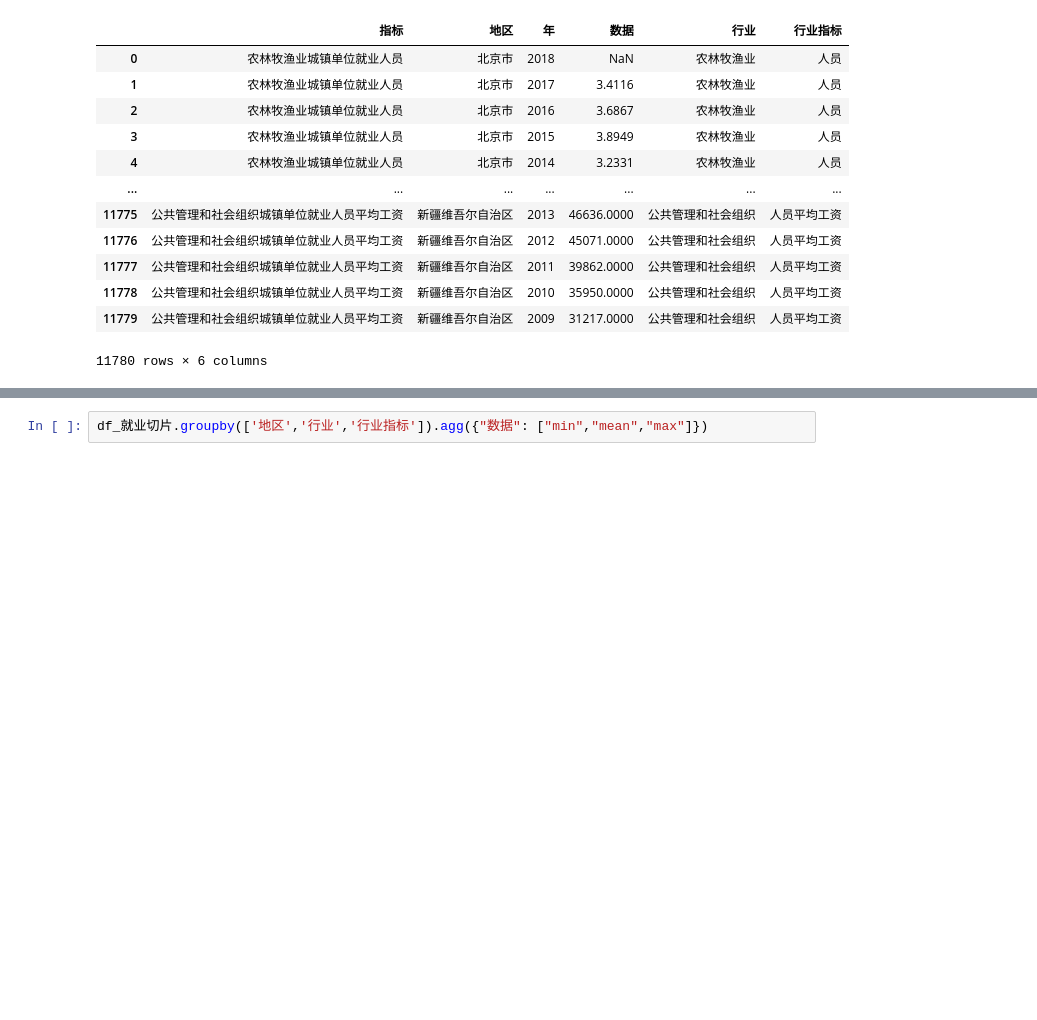
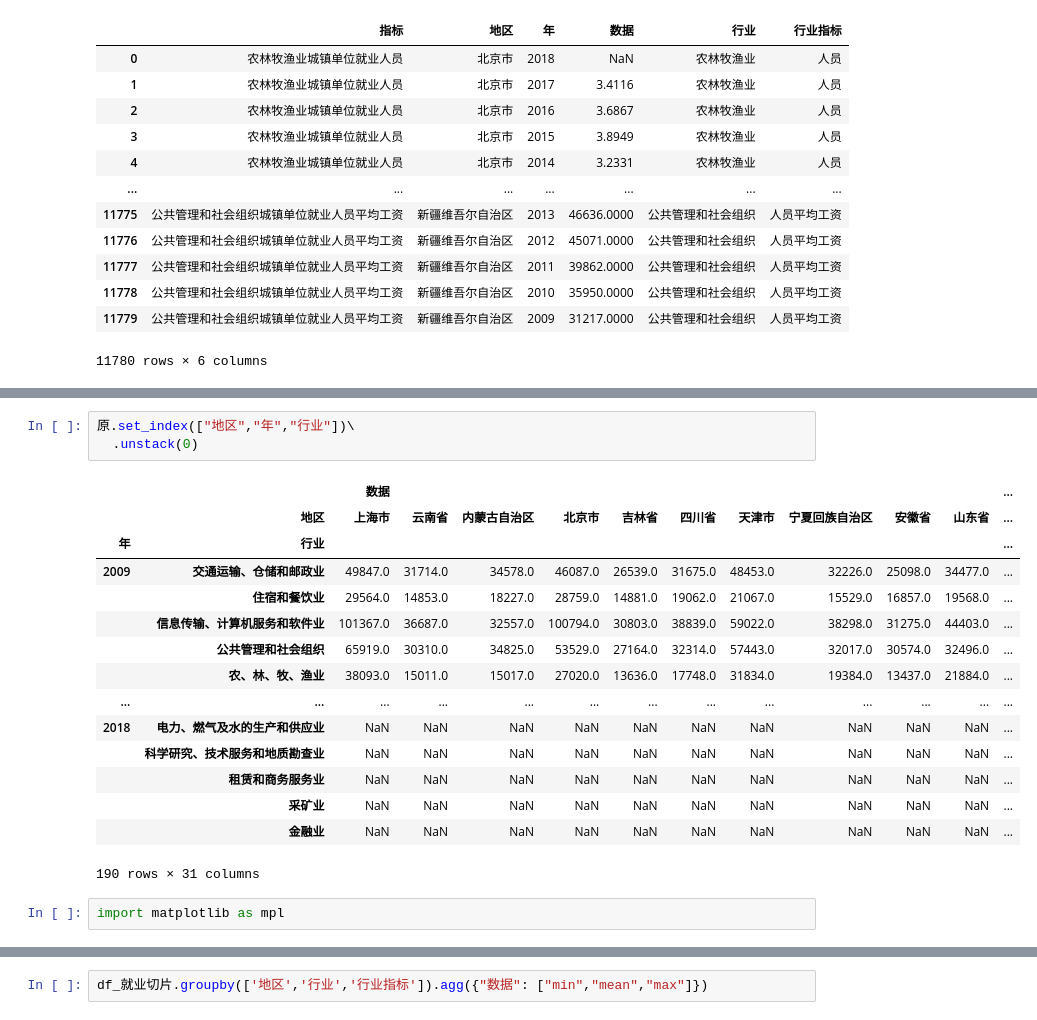
Before and after one commit to EasonQXF/pandas_Python, a Jupyter notebook: pandas_week06/week06_181013040.ipynb, the cells around one changed output, grey strips where cells are left out. Drawn from its saved outputs; the diff is of its cells as text; blank space fills up the shorter version.

```diff
--- a/pandas_week06/week06_181013040.ipynb
+++ b/pandas_week06/week06_181013040.ipynb
@@ -328,0 +441,21 @@ df_就业切片
+# %%
+原.set_index(["地区","年","行业"])\
+  .unstack(0)
+# %% [output]
+|  |  | 数据 |  |  |  |  |  |  |  |  |  | ... |
+|  | 地区 | 上海市 | 云南省 | 内蒙古自治区 | 北京市 | 吉林省 | 四川省 | 天津市 | 宁夏回族自治区 | 安徽省 | 山东省 | ... |
+| 年 | 行业 |  |  |  |  |  |  |  |  |  |  | ... |
+| 2009 | 交通运输、仓储和邮政业 | 49847.0 | 31714.0 | 34578.0 | 46087.0 | 26539.0 | 31675.0 | 48453.0 | 32226.0 | 25098.0 | 34477.0 | ... |
+|  | 住宿和餐饮业 | 29564.0 | 14853.0 | 18227.0 | 28759.0 | 14881.0 | 19062.0 | 21067.0 | 15529.0 | 16857.0 | 19568.0 | ... |
+|  | 信息传输、计算机服务和软件业 | 101367.0 | 36687.0 | 32557.0 | 100794.0 | 30803.0 | 38839.0 | 59022.0 | 38298.0 | 31275.0 | 44403.0 | ... |
+|  | 公共管理和社会组织 | 65919.0 | 30310.0 | 34825.0 | 53529.0 | 27164.0 | 32314.0 | 57443.0 | 32017.0 | 30574.0 | 32496.0 | ... |
+|  | 农、林、牧、渔业 | 38093.0 | 15011.0 | 15017.0 | 27020.0 | 13636.0 | 17748.0 | 31834.0 | 19384.0 | 13437.0 | 21884.0 | ... |
+| ... | ... | ... | ... | ... | ... | ... | ... | ... | ... | ... | ... | ... |
+| 2018 | 电力、燃气及水的生产和供应业 | NaN | NaN | NaN | NaN | NaN | NaN | NaN | NaN | NaN | NaN | ... |
+|  | 科学研究、技术服务和地质勘查业 | NaN | NaN | NaN | NaN | NaN | NaN | NaN | NaN | NaN | NaN | ... |
+|  | 租赁和商务服务业 | NaN | NaN | NaN | NaN | NaN | NaN | NaN | NaN | NaN | NaN | ... |
+|  | 采矿业 | NaN | NaN | NaN | NaN | NaN | NaN | NaN | NaN | NaN | NaN | ... |
+|  | 金融业 | NaN | NaN | NaN | NaN | NaN | NaN | NaN | NaN | NaN | NaN | ... |
+190 rows × 31 columns
+# %%
+import matplotlib as mpl
```
Also changed, not shown: parts of 9 cells of this notebook, 12 other files.
